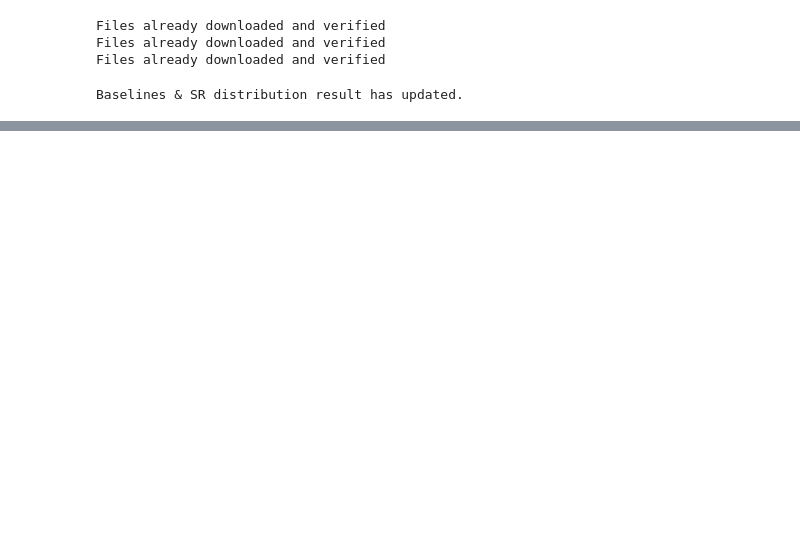
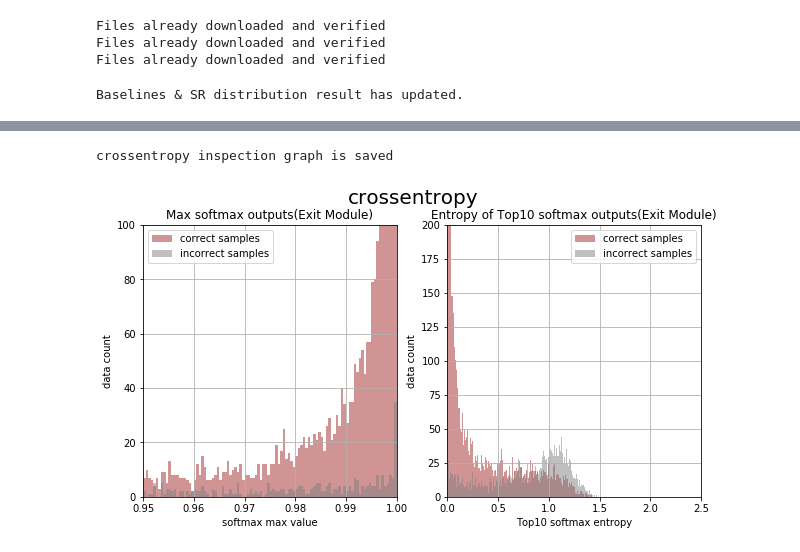
Before and after one commit to Lee-Gihun/AdaptiveComp, a Jupyter notebook: Inspector.ipynb, the cells around one changed output, grey strips where cells are left out. Cells and saved outputs as stored; diff of their text form; code cells hidden in the pictures; blank space fills up the shorter version.

```diff
--- a/Inspector.ipynb
+++ b/Inspector.ipynb
@@ -417,0 +564,31 @@ Starting Grid Inspection...
+# %%
+def logit_plotter(sr_dist, entropy_dist, name='test'):
+    (max_logit_co, max_logit_inco), (entropy_co, entropy_inco) = sr_dist, entropy_dist
+    fig, ((ax1, ax2)) = plt.subplots(1, 2, figsize=(10, 5))
+    fig.suptitle(name, fontsize=20)
+
+    ax1.set(title='Max softmax outputs(Exit Module)', xlabel='softmax max value', ylabel='data count')
+    ax1.hist(max_logit_co, color='brown', bins=[0.95+x*0.0005 for x in range(210)], alpha=0.5)
+    ax1.hist(max_logit_inco, color='gray', bins=[0.95+x*0.0005 for x in range(210)], alpha=0.5)
+    ax1.set_ylim(0, 100)
+    ax1.set_xlim(0.95, 1)
+    ax1.legend(['correct samples', 'incorrect samples'])
+    ax1.grid()
+
+    ax2.set(title='Entropy of Top10 softmax outputs(Exit Module)', xlabel='Top10 softmax entropy', ylabel='data count')
+    ax2.hist(entropy_co, color='brown', bins=[x*0.01 for x in range(450)], alpha=0.5)
+    ax2.hist(entropy_inco, color='gray', bins=[x*0.01 for x in range(450)], alpha=0.5)
+    ax2.set_ylim(0, 200)
+    ax2.set_xlim(0, 2.5)
+    ax2.legend(['correct samples', 'incorrect samples'])
+    ax2.grid()
+
+
+    fig.show()
+    fig.savefig('./%s.png' % name)
+    print('%s inspection graph is saved' % name)
+# %%
+logit_plotter(result_dict['max_sr_dist_0'], result_dict['entropy_dist_0'], name='crossentropy')
+# %% [output]
+crossentropy inspection graph is saved
+[figure, added]
```
Also changed, not shown: parts of 9 cells of this notebook, 3 other files.
